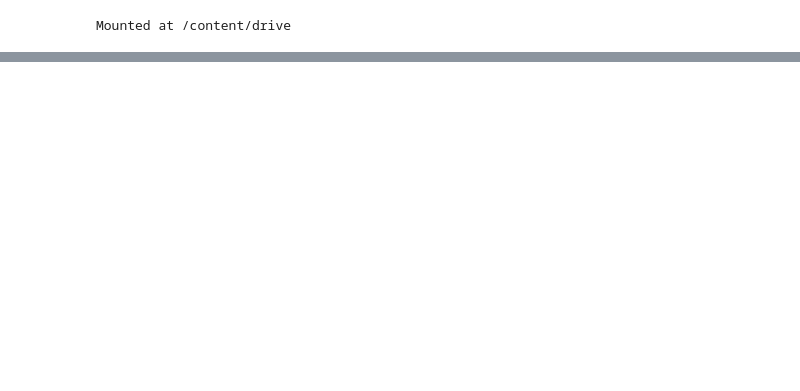
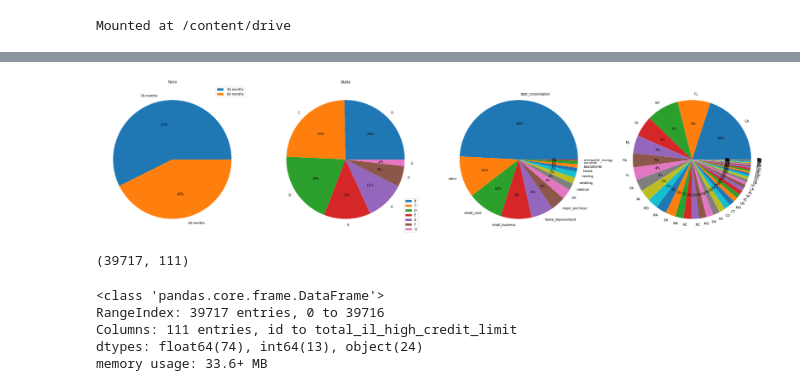
Before and after one commit to samrich76/Lending_Risk_Analysis, a Jupyter notebook: Lending_Risk_Analysis.ipynb, the cells around one changed output, grey strips where cells are left out. Drawn from its saved outputs; the diff is of its cells as text; code cells hidden in the pictures; blank space fills up the shorter version.

```diff
--- a/Lending_Risk_Analysis.ipynb
+++ b/Lending_Risk_Analysis.ipynb
@@ -998,0 +117,6 @@ EDA_grades.groupby(['submit_date']).count()
+# %%
+ChargedOff_loandataset =  loandataset[loandataset["loan_status"] == "Charged Off"]
+
+ChargedOff_loandataset
+
+#ChargedOff_loandataset.plot.pie()
@@ -998,0 +137,42 @@ EDA_grades.groupby(['submit_date']).count()
+# %%
+
+term_data = ChargedOff_loandataset['term'].value_counts().reset_index()
+grade_data = ChargedOff_loandataset['grade'].value_counts().reset_index()
+purpose_data =ChargedOff_loandataset['purpose'].value_counts().reset_index()
+state_data =ChargedOff_loandataset['addr_state'].value_counts().reset_index()
+
+fig , (ax1,ax2,ax3,ax4) = plt.subplots(nrows = 1, ncols=4,figsize=(30,30))
+
+#fig = plt.figure(figsize=(20,20))
+ax1.pie(term_data['term'], labels=term_data['index'],  autopct='%.0f%%')
+ax1.legend()
+ax1.set_title("Term")
+
+ax2.pie(grade_data['grade'], labels=grade_data['index'],  autopct='%.0f%%')
+ax2.legend()
+ax2.set_title("Grade")
+
+ax3.pie(purpose_data['purpose'], labels=purpose_data['index'],  autopct='%.0f%%')
+#ax3.legend()
+ax2.set_title("Purpose")
+
+ax4.pie(state_data['addr_state'], labels=state_data['index'],  autopct='%.0f%%')
+#ax4.legend()
+ax2.set_title("State")
+
+plt.tight_layout()
+plt.show()
+# %% [output]
+[figure, added]
+# %%
+loandataset.shape
+# %% [output]
+(39717, 111)
+# %%
+loandataset.info()
+# %% [output]
+<class 'pandas.core.frame.DataFrame'>
+RangeIndex: 39717 entries, 0 to 39716
+Columns: 111 entries, id to total_il_high_credit_limit
+dtypes: float64(74), int64(13), object(24)
+memory usage: 33.6+ MB
```
Also changed, not shown: parts of 113 cells of this notebook.
